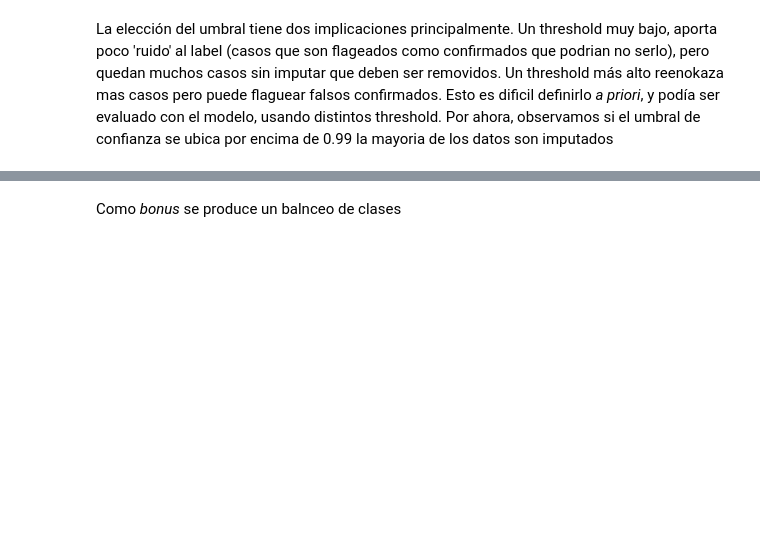
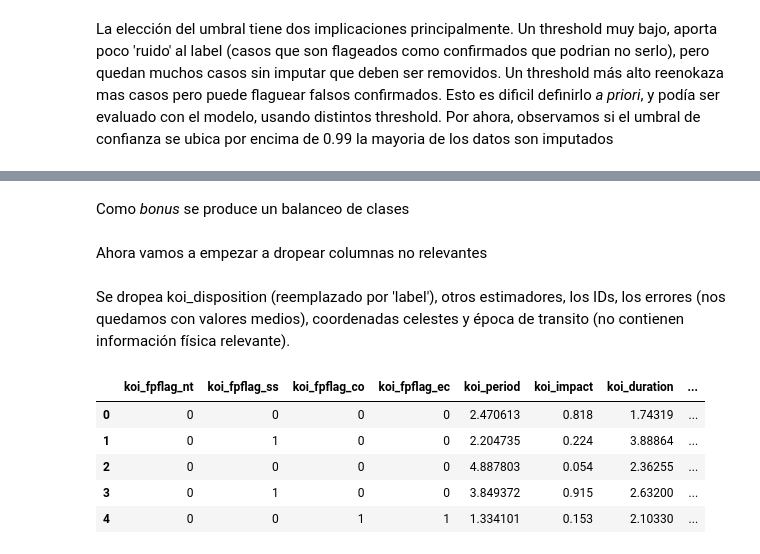
Before and after one commit to kpennington-esc/tp_adm, a Jupyter notebook: tp_adm.ipynb, the cells around one changed output, grey strips where cells are left out. Saved outputs shown, nothing was run; the diff lists cells and outputs as text; code cells hidden in the pictures; blank space fills up the shorter version.

```diff
--- a/tp_adm.ipynb
+++ b/tp_adm.ipynb
@@ -154,2 +166,17 @@ sns.countplot(data=df_augmented, x='label', hue='label', palette="Set2")
 # %% [markdown]
-Como *bonus* se produce un balnceo de clases
+Como *bonus* se produce un balanceo de clases
+# %% [markdown]
+Ahora vamos a empezar a dropear columnas no relevantes
+# %% [markdown]
+Se dropea koi_disposition (reemplazado por 'label'), otros estimadores, los IDs, los errores (nos quedamos con valores medios), coordenadas celestes y época de transito (no contienen información física relevante).
+# %%
+cols_a_dropear = ['kepid', 'kepoi_name', 'kepler_name','koi_tce_delivname','koi_pdisposition','koi_disposition', 'koi_score','koi_period_err1', 'koi_period_err2','koi_time0bk_err1','koi_time0bk_err2','koi_impact_err1','koi_impact_err2','koi_duration_err1','koi_duration_err2','koi_depth_err1','koi_depth_err2','koi_prad_err1','koi_prad_err2','koi_teq_err1','koi_teq_err2','koi_insol_err1','koi_insol_err2','koi_steff_err1','koi_steff_err2','koi_slogg_err1','koi_slogg_err2','koi_srad_err1','koi_srad_err2','koi_tce_plnt_num','ra','dec','koi_time0bk']
+df = df_augmented.drop(columns=cols_a_dropear)
+df.head()
+# %% [output]
+|  | koi_fpflag_nt | koi_fpflag_ss | koi_fpflag_co | koi_fpflag_ec | koi_period | koi_impact | koi_duration | ... |
+| 0 | 0 | 0 | 0 | 0 | 2.470613 | 0.818 | 1.74319 | ... |
+| 1 | 0 | 1 | 0 | 0 | 2.204735 | 0.224 | 3.88864 | ... |
+| 2 | 0 | 0 | 0 | 0 | 4.887803 | 0.054 | 2.36255 | ... |
+| 3 | 0 | 1 | 0 | 0 | 3.849372 | 0.915 | 2.63200 | ... |
+| 4 | 0 | 0 | 1 | 1 | 1.334101 | 0.153 | 2.10330 | ... |
```
Also changed, not shown: parts of 16 cells of this notebook.
